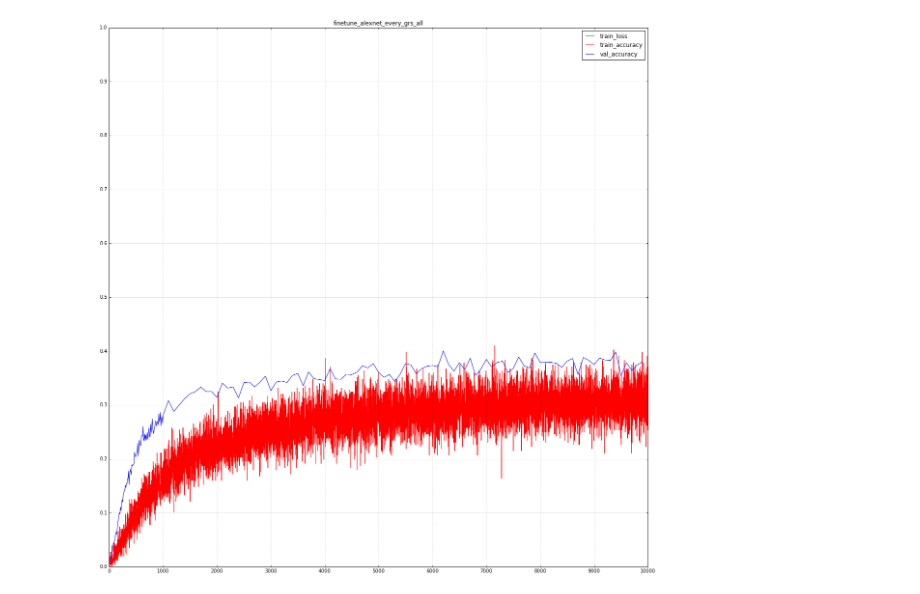
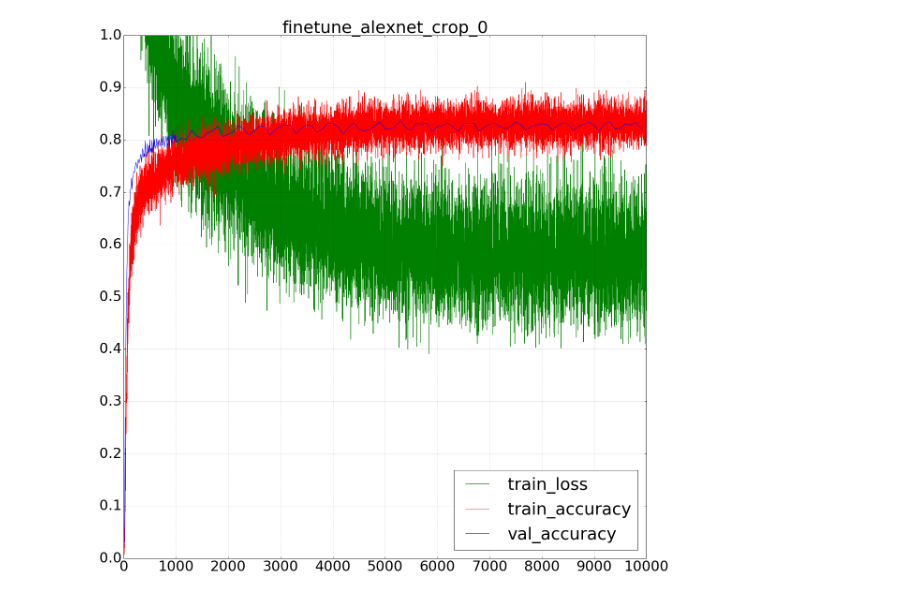
Before and after one commit to Definiter/occlusion-project, a Jupyter notebook: src/visualize_finetune.ipynb, the cells around one changed output. Cells and saved outputs as stored; diff of their text form; code cells hidden in the pictures.

```diff
--- a/src/visualize_finetune.ipynb
+++ b/src/visualize_finetune.ipynb
@@ -4,14 +4,19 @@ from constant import *
 import sys
 import numpy as np
 import matplotlib.pyplot as plt
+import matplotlib
 import os
 import cPickle
 %matplotlib inline
 
 plt.rcParams['figure.figsize'] = (20, 20)
+matplotlib.rcParams.update({'font.size': 30})
 
-net_names = ['all']
-type_strs = ['every_grs']
+#net_names = ['all']
+#type_strs = ['every_grs']
+
+net_names = ['0']
+type_strs = ['crop']
 
 #net_names = ['0', '20', '40', '60', '80', '100', 'all']
 #type_strs = ['nocrop', 'crop']
@@ -48,32 +53,33 @@ for type_str in type_strs:
         x_range = [0, 10000]
         x_unit = 1000
         y_range = [0, 1]
         y_unit = 0.1
 
         # Title.
         plt.title('finetune_alexnet_{}_{}'.format(type_str, net_name))
+        #plt.title('Accuracy and Loss Curve of \n the "Baseline" Network During Fine Tuning')
 
         # Curves.
         plt.plot(train_loss, zorder = 0, color = 'g')
         plt.plot(train_accuracy, zorder = 1, color = 'r')
         keys = sorted(val_accuracy.keys())
         values = [val_accuracy[key] for key in keys]
         plt.plot(keys, values, zorder = 2, color = 'b')
-        plt.legend(['train_loss', 'train_accuracy', 'val_accuracy'], loc='upper right')
+        plt.legend(['train_loss', 'train_accuracy', 'val_accuracy'], loc='lower right')
 
         # Grid.
         ax = plt.gca()
         ax.set_xlim(x_range)
         ax.set_ylim(y_range)
         ax.set_xticks(np.arange(x_range[0], x_range[1] + x_unit, x_unit))
         ax.set_xticks(np.arange(x_range[0], x_range[1] + x_unit, x_unit), minor=True)
         ax.set_yticks(np.arange(y_range[0], y_range[1] + y_unit, y_unit))
         ax.set_yticks(np.arange(y_range[0], y_range[1] + y_unit, y_unit), minor=True)
         ax.grid(which='both')
         ax.grid(which='minor', alpha=0.2)
         ax.grid(which='major', alpha=0.5)
 
         plt.show()
         fig.savefig('{}finetune/finetune_curve_{}_{}.png'.format(result_root, type_str, net_name))
 # %% [output]
-[figure, old version]
+[figure, new version]
```
Also changed, not shown: 6 other files.
